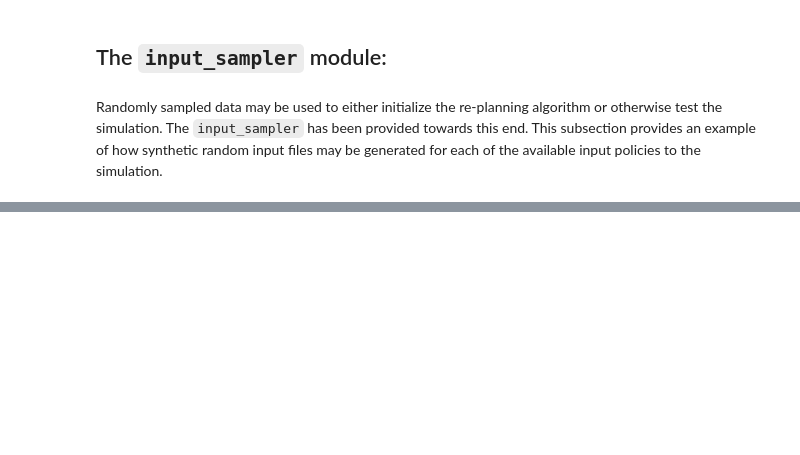
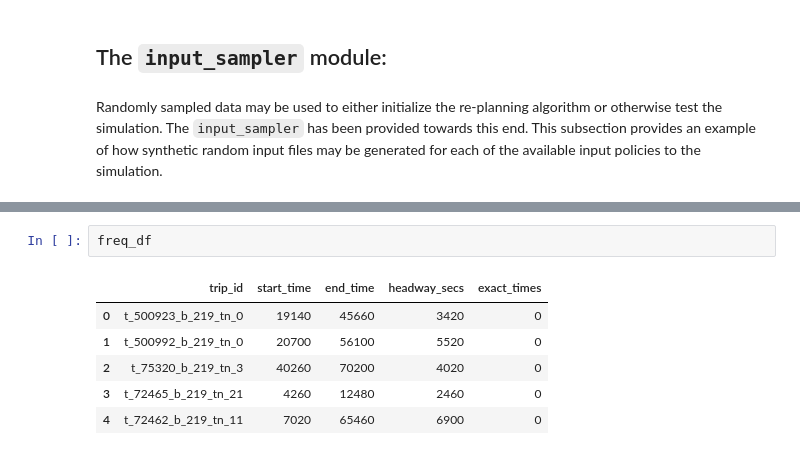
Before and after one commit to bistro-its-berkeley/BISTRO-Starter-Kit, a Jupyter notebook: examples/Starter Kit Utilities Tutorial.ipynb, the cells around one changed output, grey strips where cells are left out. Saved outputs shown, nothing was run; the diff lists cells and outputs as text; blank space fills up the shorter version.

```diff
--- a/examples/Starter Kit Utilities Tutorial.ipynb
+++ b/examples/Starter Kit Utilities Tutorial.ipynb
@@ -123,0 +195,9 @@ vehicle_fleet_mix_df = sample_vehicle_fleet_mix_input(5, sf_gtfs_manager)
+# %%
+freq_df
+# %% [output]
+|  | trip_id | start_time | end_time | headway_secs | exact_times |
+| 0 | t_500923_b_219_tn_0 | 19140 | 45660 | 3420 | 0 |
+| 1 | t_500992_b_219_tn_0 | 20700 | 56100 | 5520 | 0 |
+| 2 | t_75320_b_219_tn_3 | 40260 | 70200 | 4020 | 0 |
+| 3 | t_72465_b_219_tn_21 | 4260 | 12480 | 2460 | 0 |
+| 4 | t_72462_b_219_tn_11 | 7020 | 65460 | 6900 | 0 |
```
Also changed, not shown: parts of 14 cells of this notebook, 2 other files.
